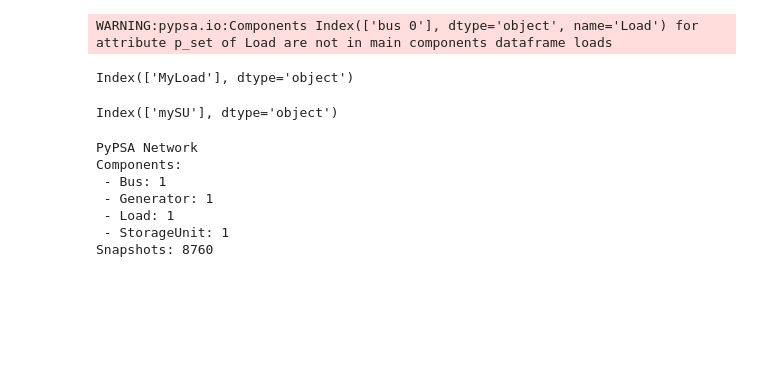
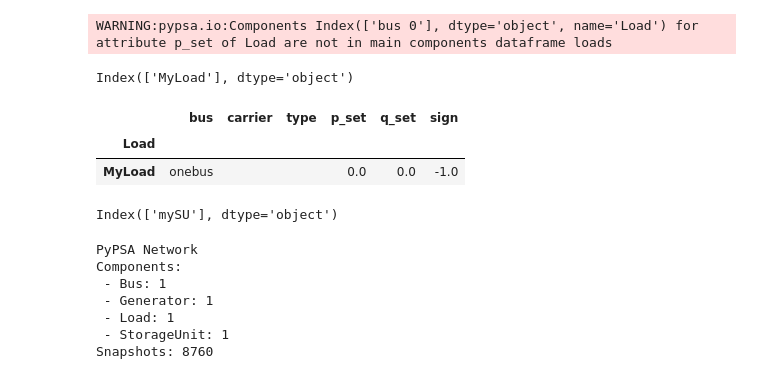
Before and after one commit to DeniseGiub/pypsa-distribution, a Jupyter notebook: Add_electricity_local.ipynb, the cells around one changed output. Saved outputs shown, nothing was run; the diff lists cells and outputs as text; code cells hidden in the pictures; blank space fills up the shorter version.

```diff
--- a/Add_electricity_local.ipynb
+++ b/Add_electricity_local.ipynb
@@ -80,6 +108,12 @@ n.madd("Load", ["MyLoad"], bus=["onebus"], p_set= load)
 # %% [output]
 WARNING:pypsa.io:Components Index(['bus 0'], dtype='object', name='Load') for attribute p_set of Load are not in main components dataframe loads
 Index(['MyLoad'], dtype='object')
+# %%
+n.loads
+# %% [output]
+|  | bus | carrier | type | p_set | q_set | sign |
+| Load |  |  |  |  |  |  |
+| MyLoad | onebus |  |  | 0.0 | 0.0 | -1.0 |
 # %%
 #n.buses
 # %%
```
Also changed, not shown: parts of 7 cells of this notebook.
